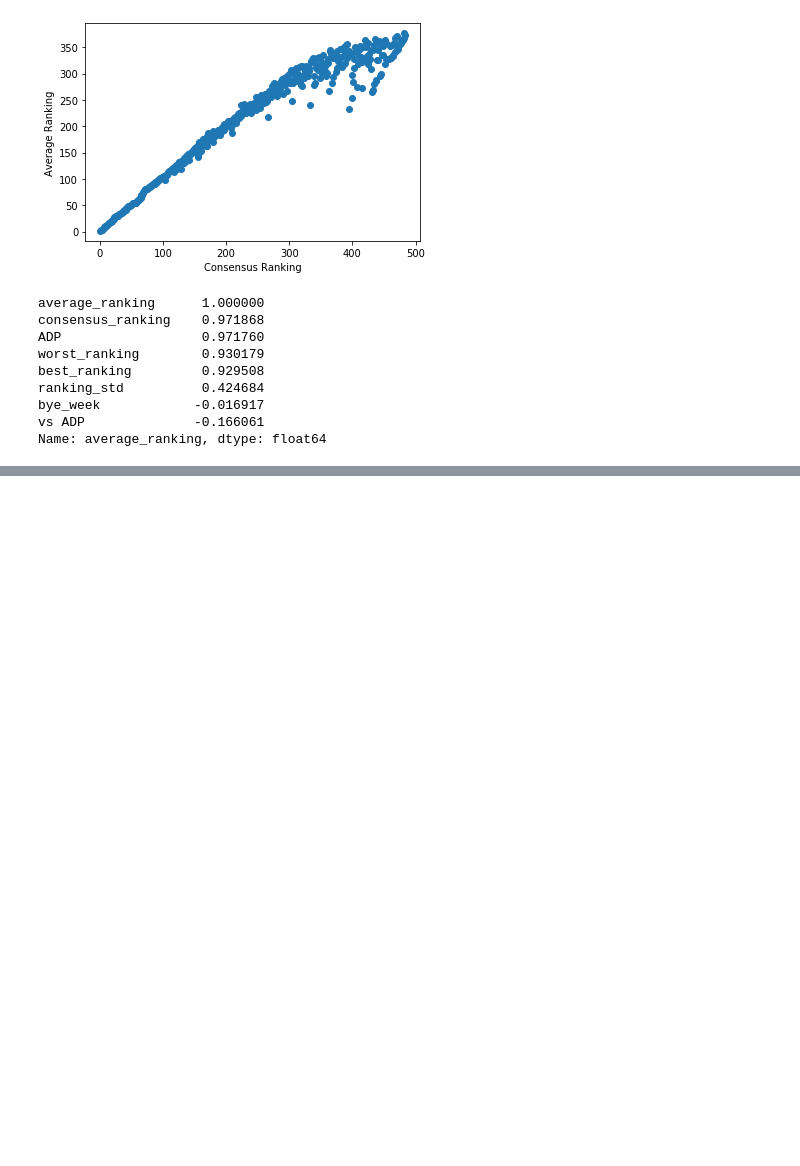
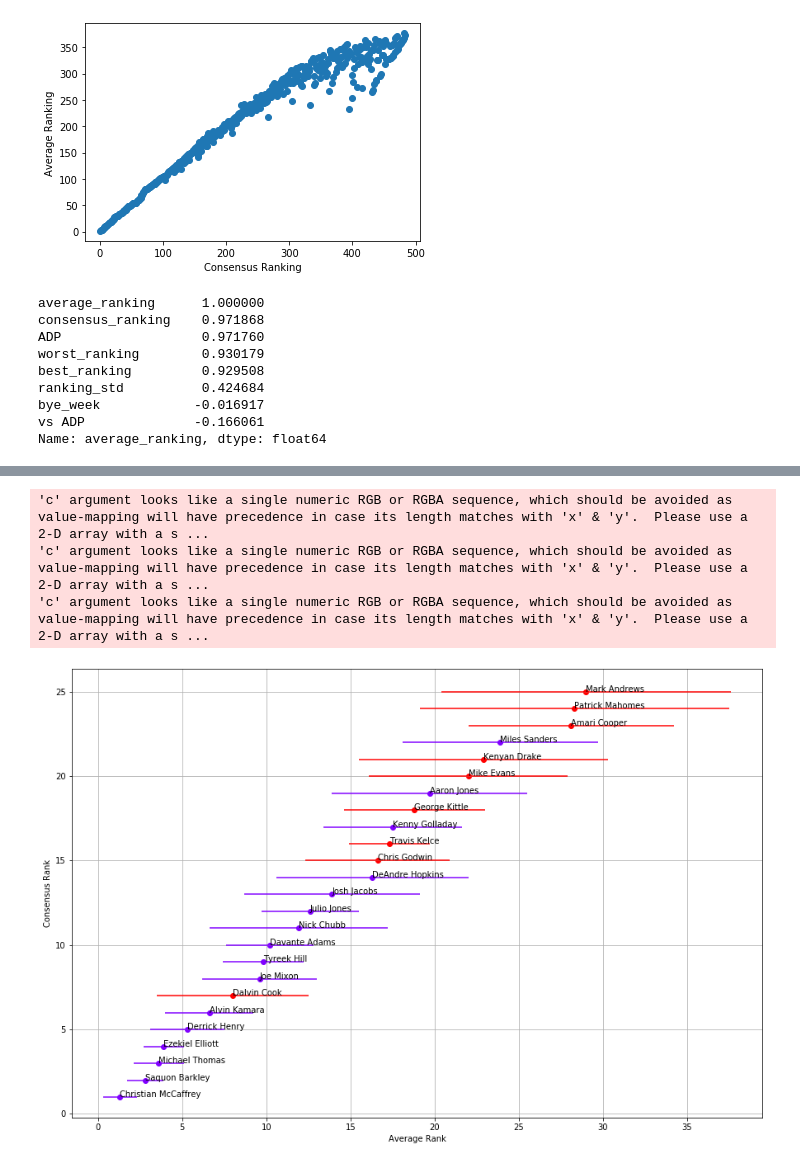
Before and after one commit to justinschuster/ff_tiers, a Jupyter notebook: src/eda.ipynb, the cells around one changed output, grey strips where cells are left out. Saved outputs shown, nothing was run; the diff lists cells and outputs as text; code cells hidden in the pictures; blank space fills up the shorter version.

Commit message:
Plot now shows errorbars with the correct colors

```diff
--- a/src/eda.ipynb
+++ b/src/eda.ipynb
@@ -119,11 +121,31 @@ plt.show()
-# %%
-color_iter = iter(plt.cm.rainbow(np.linspace(0, 5, len(data_copy['cluster'].unique()))))
-data_copy['color'] = [0]*len(data_copy['cluster'])
-print(color_iter)
-for clust in data_copy['cluster'].unique():
-    #curr_color = next(color_iter)
-    data_copy.loc[data_copy['cluster'] == clust, ['color']] = 'red'
-
-data_copy.head()
+# %%
+color_iter = iter(plt.cm.rainbow(np.linspace(0, 5, len(data_copy['cluster'].unique()))))
+
+colors = []
+for clust in data_copy['cluster'].unique():
+    colors.append(next(color_iter))
+
+
+labels = data_copy['cluster'].unique()
+
+
+fig, ax = plt.subplots(figsize=(15,10))
+plt.ylabel('Consensus Rank')
+plt.xlabel('Average Rank')
+for cluster_num in range(0, len(labels)):
+    curr_cluster = data_copy.loc[data_copy['cluster'] == labels[cluster_num]]
+    plt.scatter(curr_cluster['average_ranking'], curr_cluster['consensus_ranking'], c=colors[cluster_num])
+    plt.errorbar(curr_cluster['average_ranking'], curr_cluster['consensus_ranking'], xerr=curr_cluster['ranking_std'], linestyle='None', ecolor=colors[cluster_num])
+
+for i, txt in enumerate(data_copy['player_name']):
+    ax.annotate(txt, (data_copy['average_ranking'][i], data_copy['consensus_ranking'][i]))
+
+plt.grid()
+plt.show()
+# %% [output]
+'c' argument looks like a single numeric RGB or RGBA sequence, which should be avoided as value-mapping will have precedence in case its length matches with 'x' & 'y'.  Please use a 2-D array with a s ...
+'c' argument looks like a single numeric RGB or RGBA sequence, which should be avoided as value-mapping will have precedence in case its length matches with 'x' & 'y'.  Please use a 2-D array with a s ...
+'c' argument looks like a single numeric RGB or RGBA sequence, which should be avoided as value-mapping will have precedence in case its length matches with 'x' & 'y'.  Please use a 2-D array with a s ...
+[figure, added]
 # %%
 fig, ax = plt.subplots(figsize=(15,10))
```
Also changed, not shown: parts of 7 cells of this notebook.
